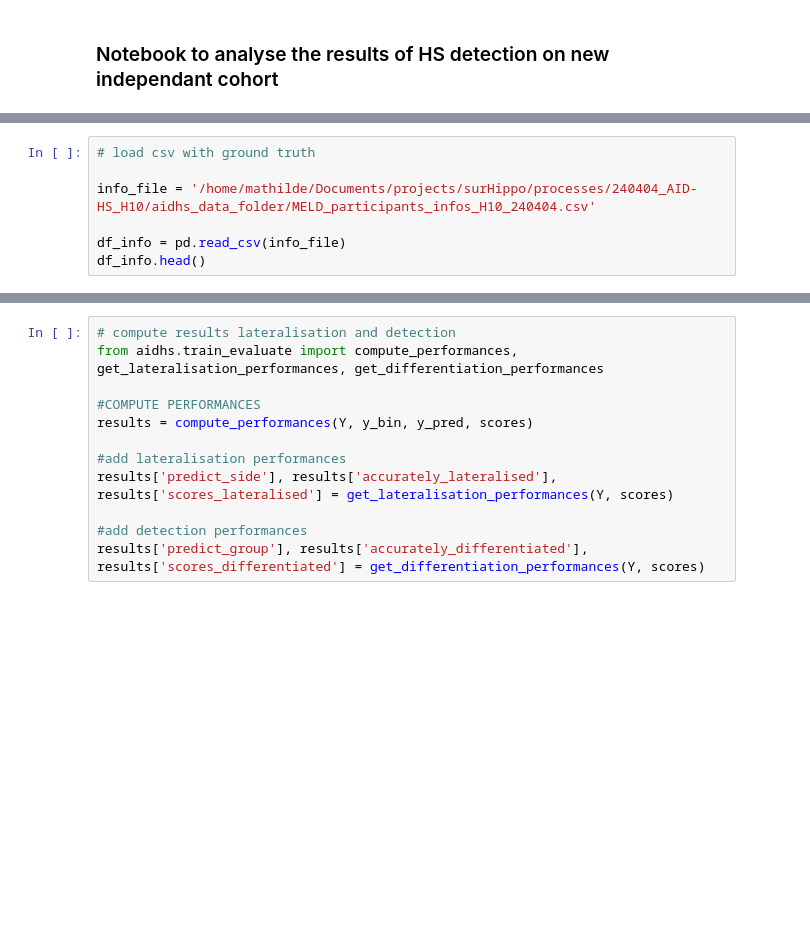
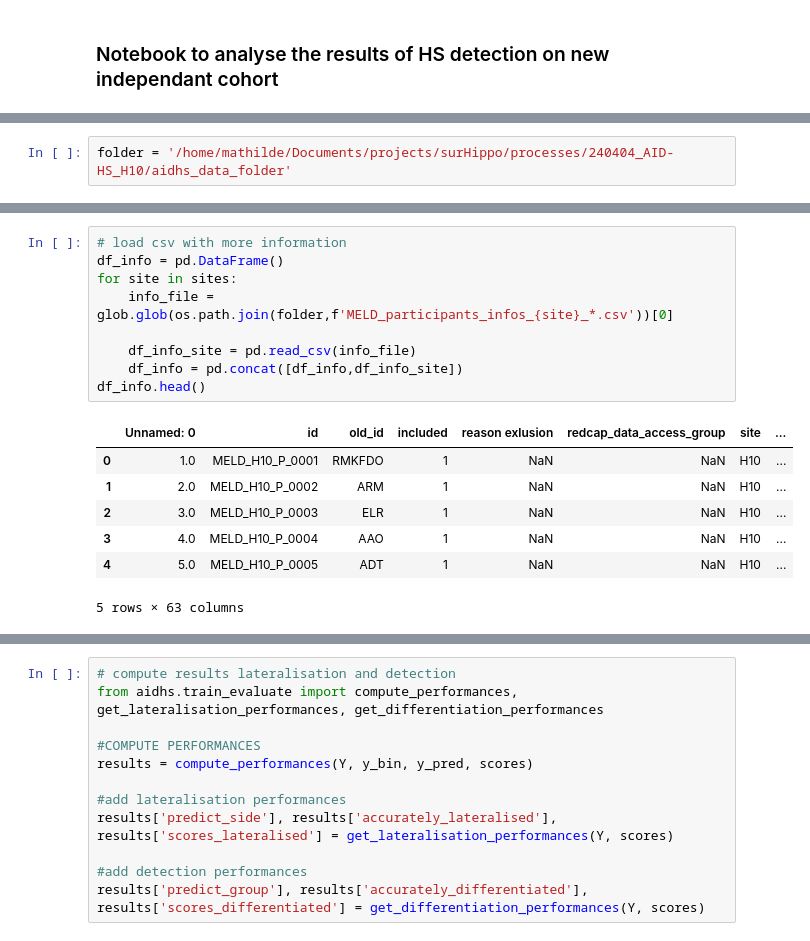
Before and after one commit to ckronlage/AID-HS, a Jupyter notebook: notebooks/analysis_results_independant_cohort.ipynb, the cells around one changed output, grey strips where cells are left out. Drawn from its saved outputs; the diff is of its cells as text; blank space fills up the shorter version.

```diff
--- a/notebooks/analysis_results_independant_cohort.ipynb
+++ b/notebooks/analysis_results_independant_cohort.ipynb
@@ -6,7 +8,2 @@ import pandas as pd
 # %%
-# load csv with ground truth
-
-info_file = '/home/mathilde/Documents/projects/surHippo/processes/240404_AID-HS_H10/aidhs_data_folder/MELD_participants_infos_H10_240404.csv'
-
-df_info = pd.read_csv(info_file)
-df_info.head()
+folder = '/home/mathilde/Documents/projects/surHippo/processes/240404_AID-HS_H10/aidhs_data_folder'
@@ -29,3 +36,20 @@ len(subjects)
+# %%
+# load csv with more information
+df_info = pd.DataFrame()
+for site in sites:
+    info_file = glob.glob(os.path.join(folder,f'MELD_participants_infos_{site}_*.csv'))[0]
+
+    df_info_site = pd.read_csv(info_file)
+    df_info = pd.concat([df_info,df_info_site])
+df_info.head()
+# %% [output]
+|  | Unnamed: 0 | id | old_id | included | reason exlusion | redcap_data_access_group | site | ... |
+| 0 | 1.0 | MELD_H10_P_0001 | RMKFDO | 1 | NaN | NaN | H10 | ... |
+| 1 | 2.0 | MELD_H10_P_0002 | ARM | 1 | NaN | NaN | H10 | ... |
+| 2 | 3.0 | MELD_H10_P_0003 | ELR | 1 | NaN | NaN | H10 | ... |
+| 3 | 4.0 | MELD_H10_P_0004 | AAO | 1 | NaN | NaN | H10 | ... |
+| 4 | 5.0 | MELD_H10_P_0005 | ADT | 1 | NaN | NaN | H10 | ... |
+5 rows × 63 columns
 # %%
 from sklearn.metrics import confusion_matrix, classification_report
 from sklearn.metrics import ConfusionMatrixDisplay
```
Also changed, not shown: parts of 13 cells of this notebook, 1 other file.
